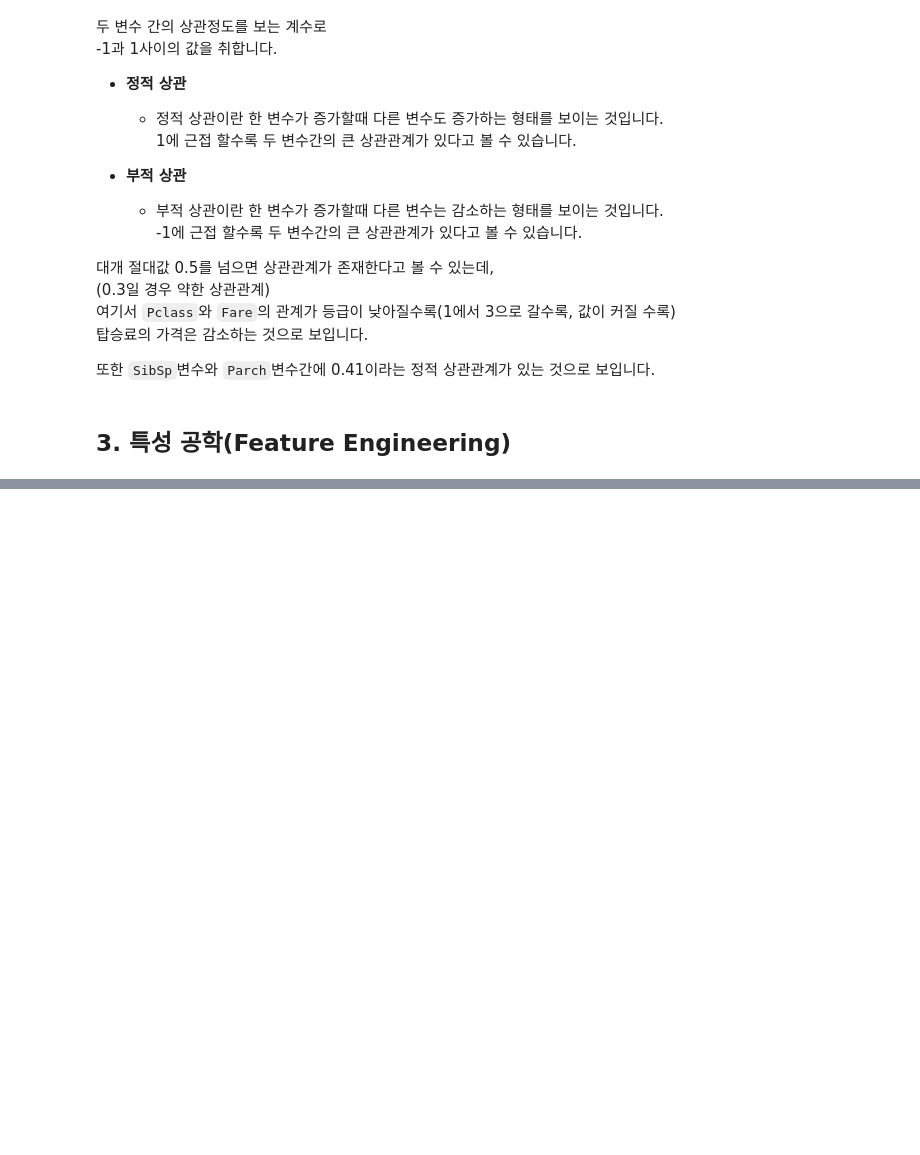
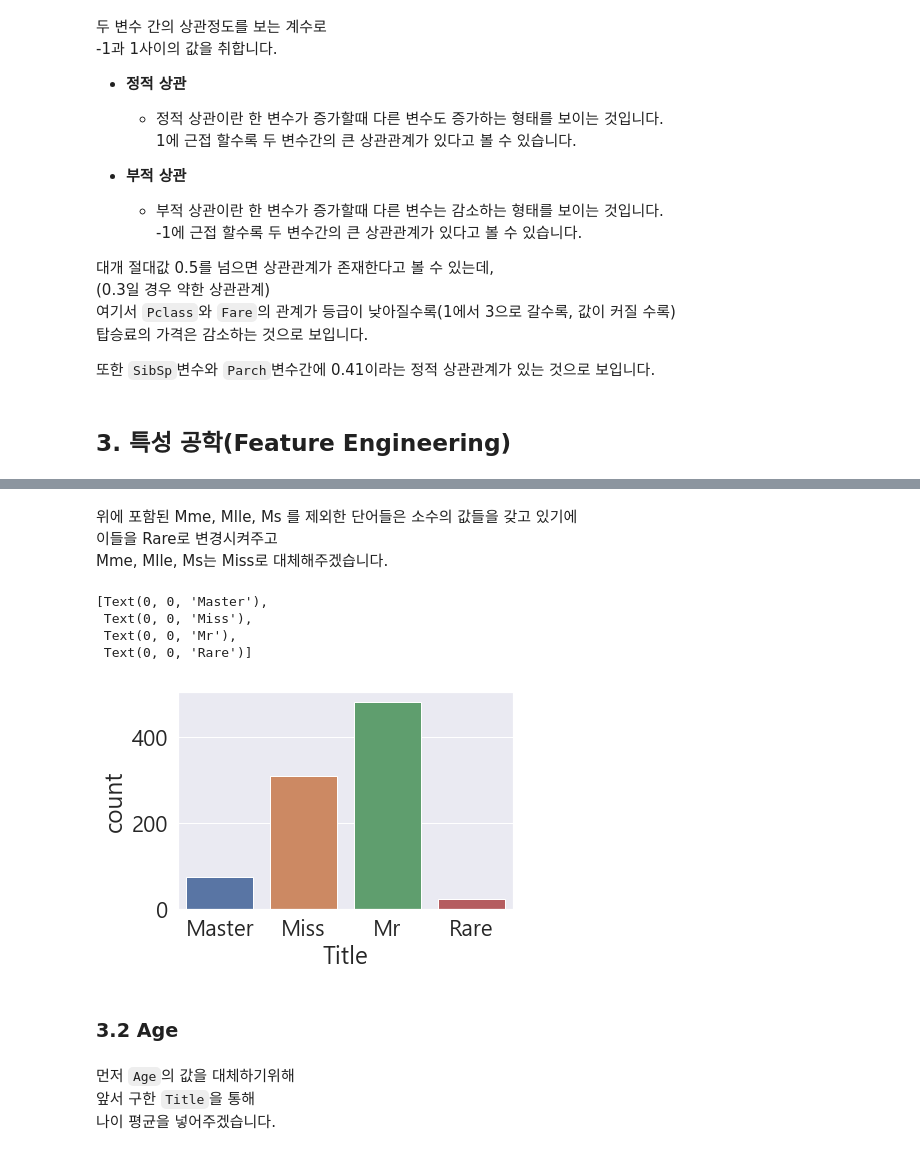
Before and after one commit to hodurie/Kaggle_Challenge, a Jupyter notebook: titanic/Baseline.ipynb, the cells around one changed output, grey strips where cells are left out. Cells and saved outputs as stored; diff of their text form; code cells hidden in the pictures; blank space fills up the shorter version.

```diff
--- a/titanic/Baseline.ipynb
+++ b/titanic/Baseline.ipynb
@@ -964,0 +1032,8 @@ df_test.drop('PassengerId', axis = 1, inplace = True)
+# %%
+df_train['Title'] = df_train['Name']\
+                         .str.extract('([A-Za-z]+)\.') # 대/소문자 상관 없이 . 앞에 있는 알파벳을 추출
+# () : 그룹으로 추출
+# [] : []안의 형태에 맞는 문자를 추출
+# [a-zA-Z] = [A-Za-z] : 알파벳 추출
+# + : 하나 이상 추출
+# \. : 문자 자체 .
@@ -964,0 +1090,7 @@ df_test.drop('PassengerId', axis = 1, inplace = True)
+# %%
+train_idx = []
+for i in range(df_train.shape[0]):
+    if df_train.ix[i, 'Age'] <= 18:
+        if df_train.ix[i, 'Title'] == 'Mr':
+            print(df_train.ix[i, ['Age', 'Title', 'Sex']])
+            train_idx.append(i)
@@ -964,0 +1115,2 @@ df_test.drop('PassengerId', axis = 1, inplace = True)
+# %%
+df_train.ix[train_idx, 'Title'] = 'Master'
@@ -964,0 +1190,11 @@ df_test.drop('PassengerId', axis = 1, inplace = True)
+# %% [markdown]
+위에 포함된
+Mme, Mlle, Ms 를 제외한 단어들은 소수의 값들을 갖고 있기에
+이들을 Rare로 변경시켜주고
+Mme, Mlle, Ms는 Miss로 대체해주겠습니다.
+# %%
+df_train["Title"] = df_train["Title"].replace(['Lady', 'Countess', 'Capt','Col', 'Don',
+                                               'Dr', 'Major', 'Rev', 'Sir', 'Jonkheer', 'Dona'], 'Rare')
+df_train["Title"] = df_train["Title"].map({"Master" : 0, "Miss" : 1, "Ms" : 1 , "Mme" : 1,
+                                           "Mlle" : 1, "Mrs" : 1, "Mr" : 2, "Rare" : 3})
+df_train["Title"] = df_train["Title"].astype(int)
@@ -964,0 +1207,15 @@ df_test.drop('PassengerId', axis = 1, inplace = True)
+# %%
+sns.countplot(df_train["Title"])\
+    .set_xticklabels(["Master", "Miss", "Mr", "Rare"])
+# %% [output]
+[Text(0, 0, 'Master'),
+ Text(0, 0, 'Miss'),
+ Text(0, 0, 'Mr'),
+ Text(0, 0, 'Rare')]
+[figure, added]
+# %% [markdown]
+### 3.2 Age
+# %% [markdown]
+먼저 `Age`의 값을 대체하기위해
+앞서 구한 `Title`을 통해
+나이 평균을 넣어주겠습니다.
```
Also changed, not shown: parts of 68 cells of this notebook.
